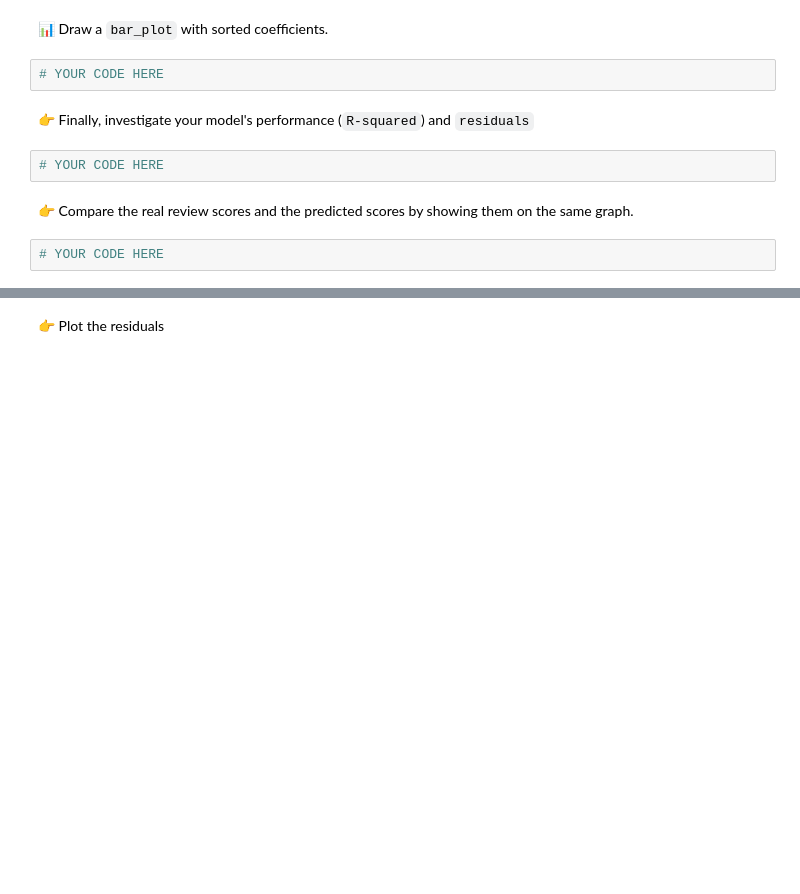
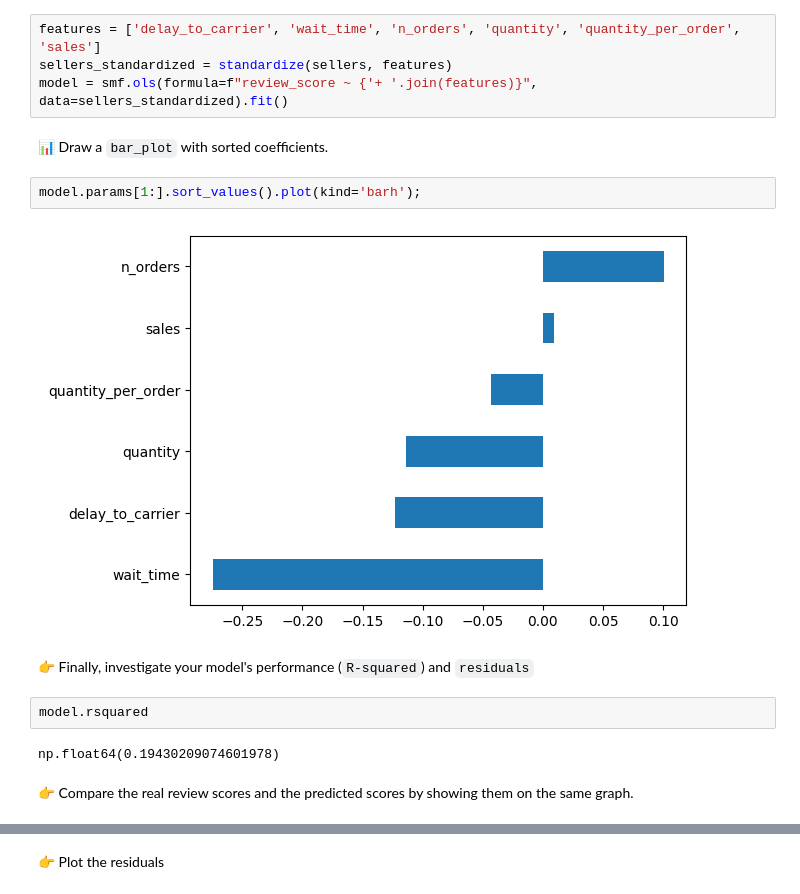
Before and after one commit to shahad-it/data-sellers, a Jupyter notebook: sellers.ipynb, the cells around one changed output, grey strips where cells are left out. Saved outputs shown, nothing was run; the diff lists cells and outputs as text; blank space fills up the shorter version.

```diff
--- a/sellers.ipynb
+++ b/sellers.ipynb
@@ -140,12 +268,18 @@ def standardize(df, features):
+# %%
+features = ['delay_to_carrier', 'wait_time', 'n_orders', 'quantity', 'quantity_per_order', 'sales']
+sellers_standardized = standardize(sellers, features)
+model = smf.ols(formula=f"review_score ~ {'+ '.join(features)}", data=sellers_standardized).fit()
 # %% [markdown]
 📊 Draw a `bar_plot` with sorted coefficients.
-# %%
-# YOUR CODE HERE
+# %%
+model.params[1:].sort_values().plot(kind='barh');
+# %% [output]
+[figure, added]
 # %% [markdown]
 👉 Finally, investigate your model's performance (`R-squared`) and `residuals`
-# %%
-# YOUR CODE HERE
+# %%
+model.rsquared
+# %% [output]
+np.float64(0.19430209074601978)
 # %% [markdown]
 👉 Compare the real review scores and the predicted scores by showing them on the same graph.
-# %%
-# YOUR CODE HERE
```
Also changed, not shown: parts of 21 cells of this notebook, 1 other file.
